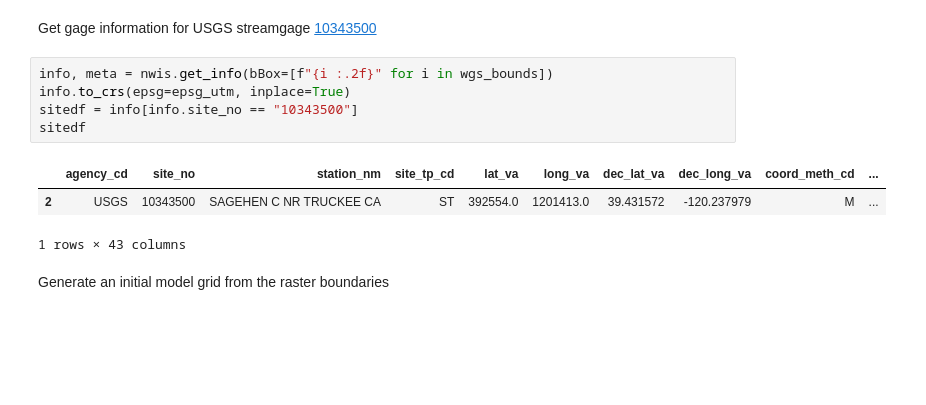
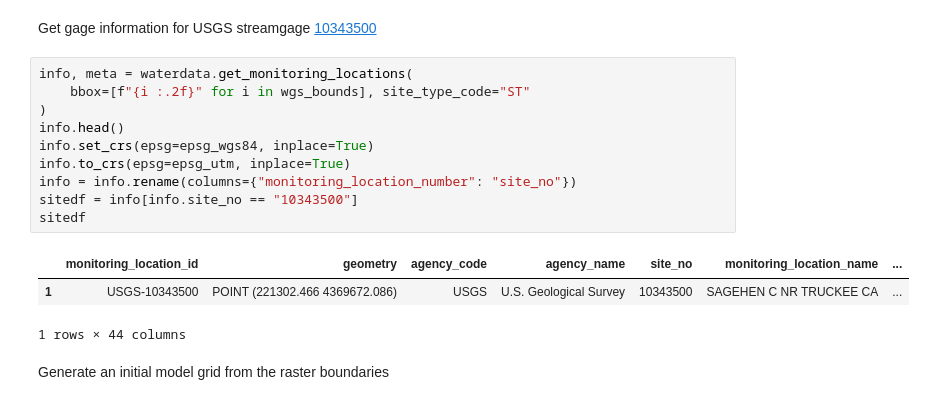
Before and after one commit to jlarsen-usgs/dany, a Jupyter notebook: examples/build_structured_sagehen_model.ipynb, the cells around one changed output. Saved outputs shown, nothing was run; the diff lists cells and outputs as text; blank space fills up the shorter version.

```diff
--- a/examples/build_structured_sagehen_model.ipynb
+++ b/examples/build_structured_sagehen_model.ipynb
@@ -79,14 +80,19 @@ Get gage information and basin boundary information for the basin using `dataret
 # %% [markdown]
 Get gage information for USGS streamgage [10343500](https://waterdata.usgs.gov/usa/nwis/inventory/?site_no=10343500&agency_cd=USGS)
 # %%
-info, meta = nwis.get_info(bBox=[f"{i :.2f}" for i in wgs_bounds])
+info, meta = waterdata.get_monitoring_locations(
+    bbox=[f"{i :.2f}" for i in wgs_bounds], site_type_code="ST"
+)
+info.head()
+info.set_crs(epsg=epsg_wgs84, inplace=True)
 info.to_crs(epsg=epsg_utm, inplace=True)
+info = info.rename(columns={"monitoring_location_number": "site_no"})
 sitedf = info[info.site_no == "10343500"]
 sitedf
 # %% [output]
-|  | agency_cd | site_no | station_nm | site_tp_cd | lat_va | long_va | dec_lat_va | dec_long_va | coord_meth_cd | ... |
-| 2 | USGS | 10343500 | SAGEHEN C NR TRUCKEE CA | ST | 392554.0 | 1201413.0 | 39.431572 | -120.237979 | M | ... |
+|  | monitoring_location_id | geometry | agency_code | agency_name | site_no | monitoring_location_name | ... |
+| 1 | USGS-10343500 | POINT (221302.466 4369672.086) | USGS | U.S. Geological Survey | 10343500 | SAGEHEN C NR TRUCKEE CA | ... |
-1 rows × 43 columns
+1 rows × 44 columns
 # %% [markdown]
 Generate an initial model grid from the raster boundaries
 # %%
```
Also changed, not shown: parts of 10 cells of this notebook, 4 other files.
